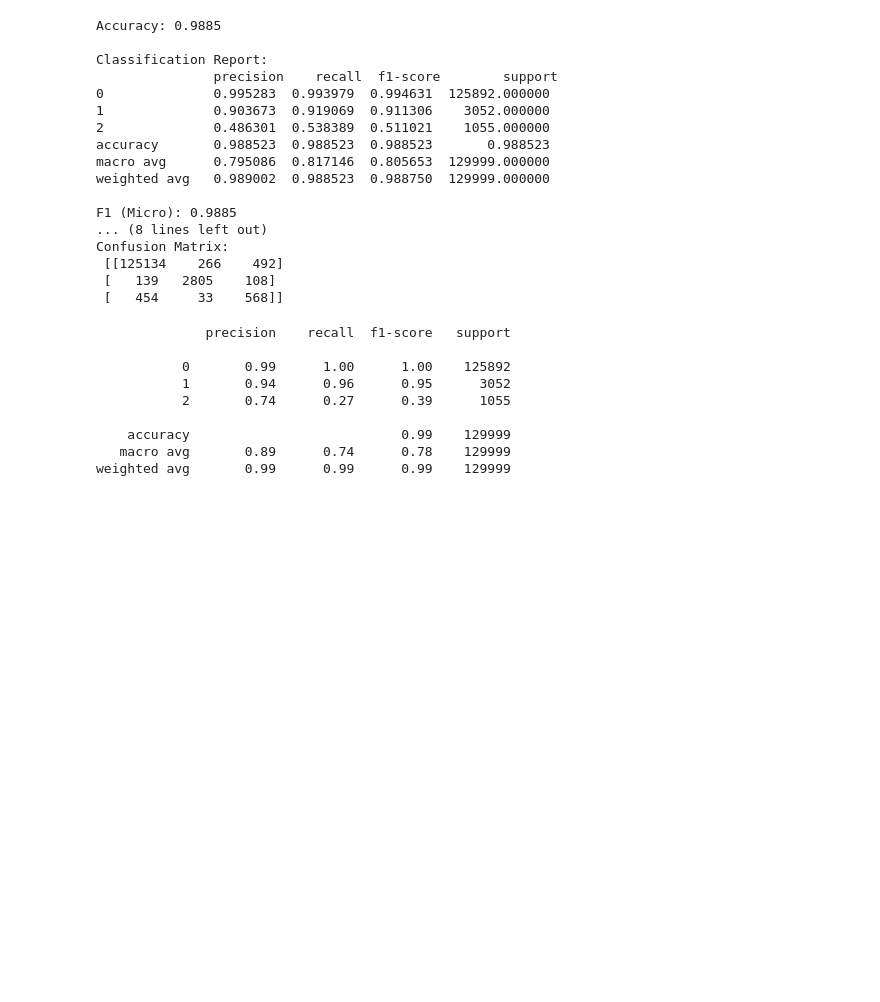
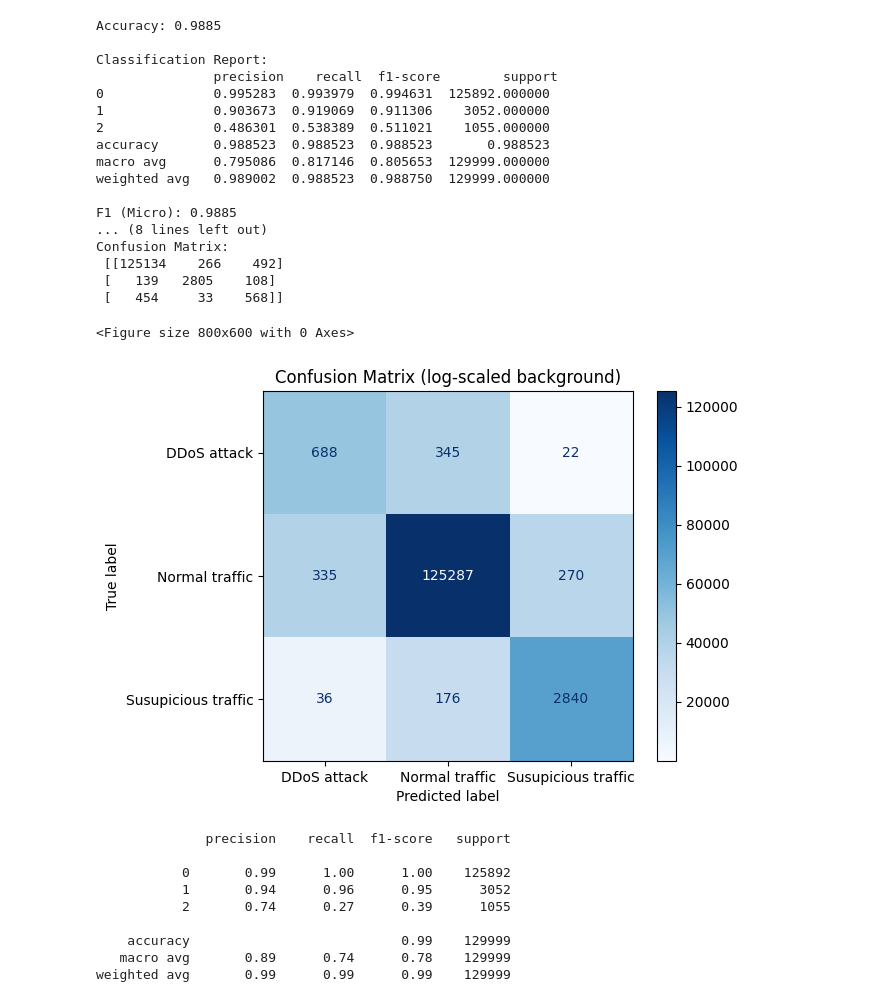
Before and after one commit to ballakrisz/HAML-DDoS, a Jupyter notebook: src/visualization/visualize_features_tmp.ipynb, the cells around one changed output. Drawn from its saved outputs; the diff is of its cells as text; code cells hidden in the pictures; blank space fills up the shorter version.

Commit message:
conf matrix display and early attempts at inferring the attack code (not going well)

```diff
--- a/src/visualization/visualize_features_tmp.ipynb
+++ b/src/visualization/visualize_features_tmp.ipynb
@@ -464,6 +464,41 @@ Confusion Matrix:
  [[125134    266    492]
  [   139   2805    108]
  [   454     33    568]]
+# %%
+import numpy as np
+import matplotlib.pyplot as plt
+from sklearn.metrics import ConfusionMatrixDisplay
+
+# Your confusion matrix
+cm = np.array([
+    [125287, 270, 335],
+    [176, 2840, 36],
+    [345, 22, 688]
+])
+
+cm = np.array([
+    [688, 345, 22],
+    [335, 125287, 270],
+    [36, 176, 2840]
+])
+
+
+
+# Optional: class labels, replace with your actual class names if needed
+labels = ['DDoS attack', 'Normal traffic', 'Susupicious traffic']
+
+# Create ConfusionMatrixDisplay
+plt.figure(figsize=(8, 6))
+disp = ConfusionMatrixDisplay(confusion_matrix=cm, display_labels=labels)
+disp.plot(cmap='Blues', values_format='d')
+
+# Overlay with log-transformed heatmap
+plt.imshow(np.log1p(cm), cmap='Blues')  # alpha for transparency
+plt.title("Confusion Matrix (log-scaled background)")
+plt.show()
+# %% [output]
+<Figure size 800x600 with 0 Axes>
+[figure, added]
 # %%
 from sklearn.metrics import classification_report
 
```
Also changed, not shown: 1 other file.
